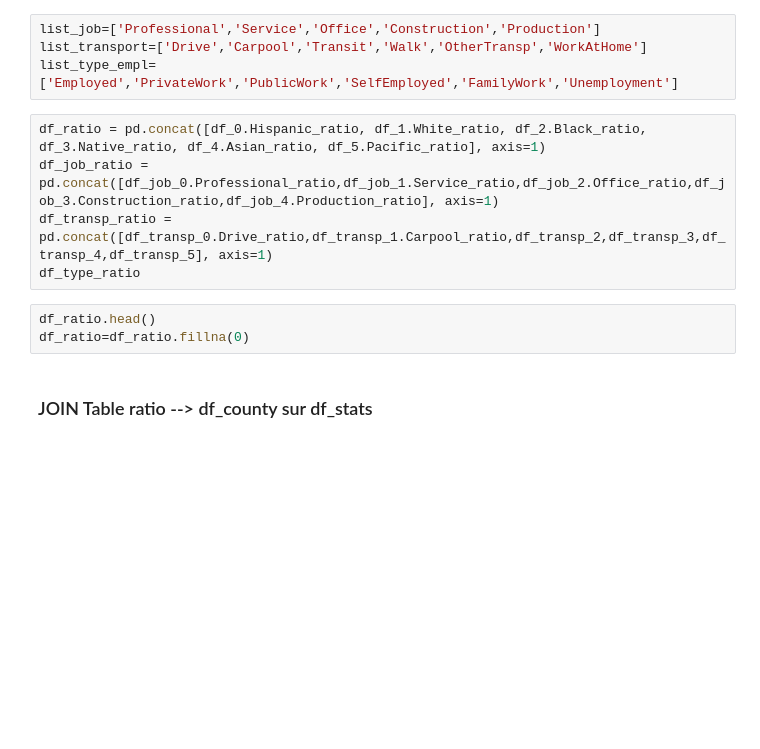
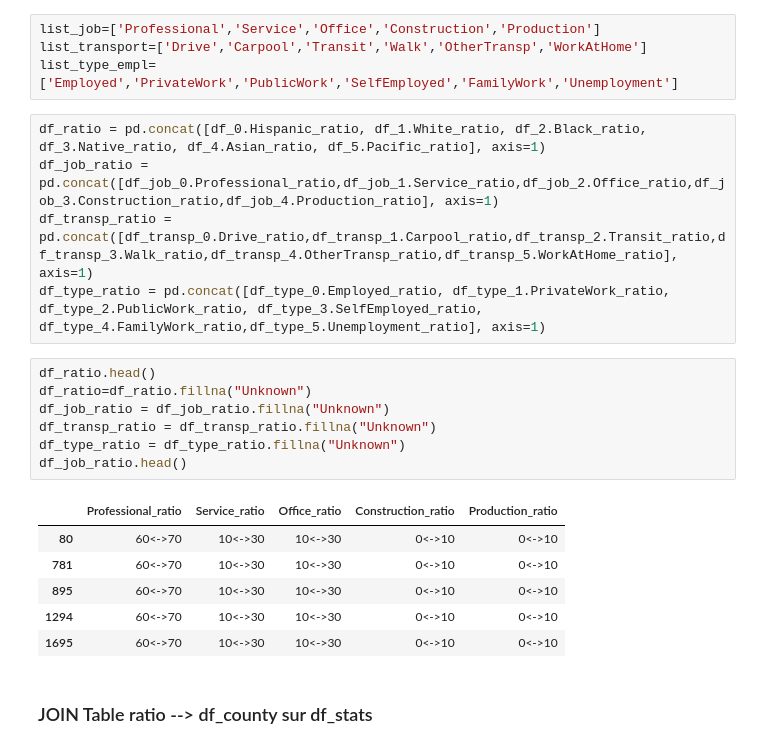
Before and after one commit to XDEBUF/covid_social_poll, a Jupyter notebook: covid inference.ipynb, the cells around one changed output. Drawn from its saved outputs; the diff is of its cells as text; blank space fills up the shorter version.

```diff
--- a/covid inference.ipynb
+++ b/covid inference.ipynb
@@ -267,11 +291,22 @@ list_type_empl=['Employed','PrivateWork','PublicWork','SelfEmployed','FamilyWork
 # %%
 df_ratio = pd.concat([df_0.Hispanic_ratio, df_1.White_ratio, df_2.Black_ratio, df_3.Native_ratio, df_4.Asian_ratio, df_5.Pacific_ratio], axis=1)
 df_job_ratio = pd.concat([df_job_0.Professional_ratio,df_job_1.Service_ratio,df_job_2.Office_ratio,df_job_3.Construction_ratio,df_job_4.Production_ratio], axis=1)
-df_transp_ratio = pd.concat([df_transp_0.Drive_ratio,df_transp_1.Carpool_ratio,df_transp_2,df_transp_3,df_transp_4,df_transp_5], axis=1)
-df_type_ratio
+df_transp_ratio = pd.concat([df_transp_0.Drive_ratio,df_transp_1.Carpool_ratio,df_transp_2.Transit_ratio,df_transp_3.Walk_ratio,df_transp_4.OtherTransp_ratio,df_transp_5.WorkAtHome_ratio], axis=1)
+df_type_ratio = pd.concat([df_type_0.Employed_ratio, df_type_1.PrivateWork_ratio, df_type_2.PublicWork_ratio, df_type_3.SelfEmployed_ratio, df_type_4.FamilyWork_ratio,df_type_5.Unemployment_ratio], axis=1)
 # %%
 df_ratio.head()
-df_ratio=df_ratio.fillna(0)
+df_ratio=df_ratio.fillna("Unknown")
+df_job_ratio = df_job_ratio.fillna("Unknown")
+df_transp_ratio = df_transp_ratio.fillna("Unknown")
+df_type_ratio = df_type_ratio.fillna("Unknown")
+df_job_ratio.head()
+# %% [output]
+|  | Professional_ratio | Service_ratio | Office_ratio | Construction_ratio | Production_ratio |
+| 80 | 60<->70 | 10<->30 | 10<->30 | 0<->10 | 0<->10 |
+| 781 | 60<->70 | 10<->30 | 10<->30 | 0<->10 | 0<->10 |
+| 895 | 60<->70 | 10<->30 | 10<->30 | 0<->10 | 0<->10 |
+| 1294 | 60<->70 | 10<->30 | 10<->30 | 0<->10 | 0<->10 |
+| 1695 | 60<->70 | 10<->30 | 10<->30 | 0<->10 | 0<->10 |
 # %% [markdown]
 ### JOIN Table ratio --> df_county sur df_stats
 # %%
```
Also changed, not shown: parts of 20 cells of this notebook.
